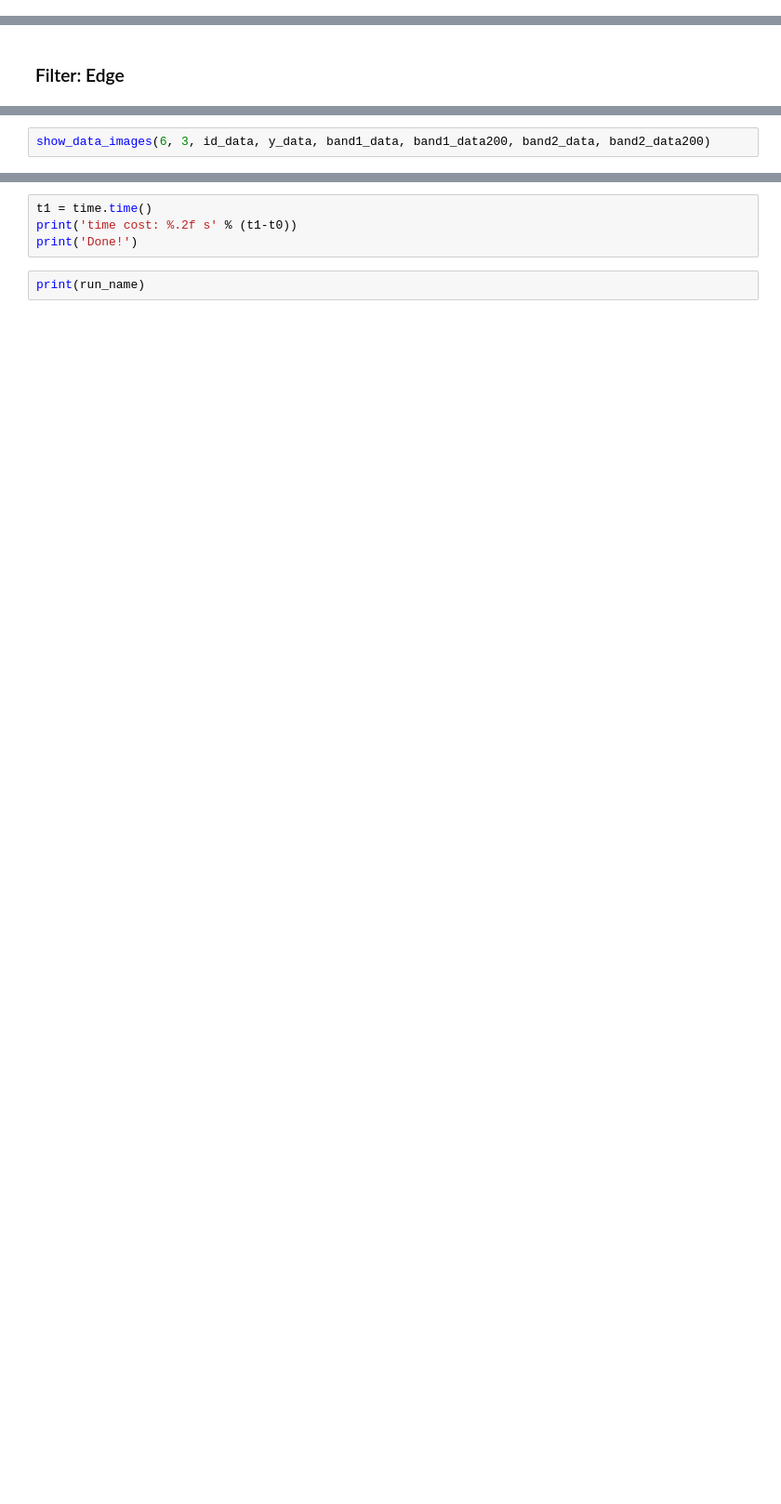
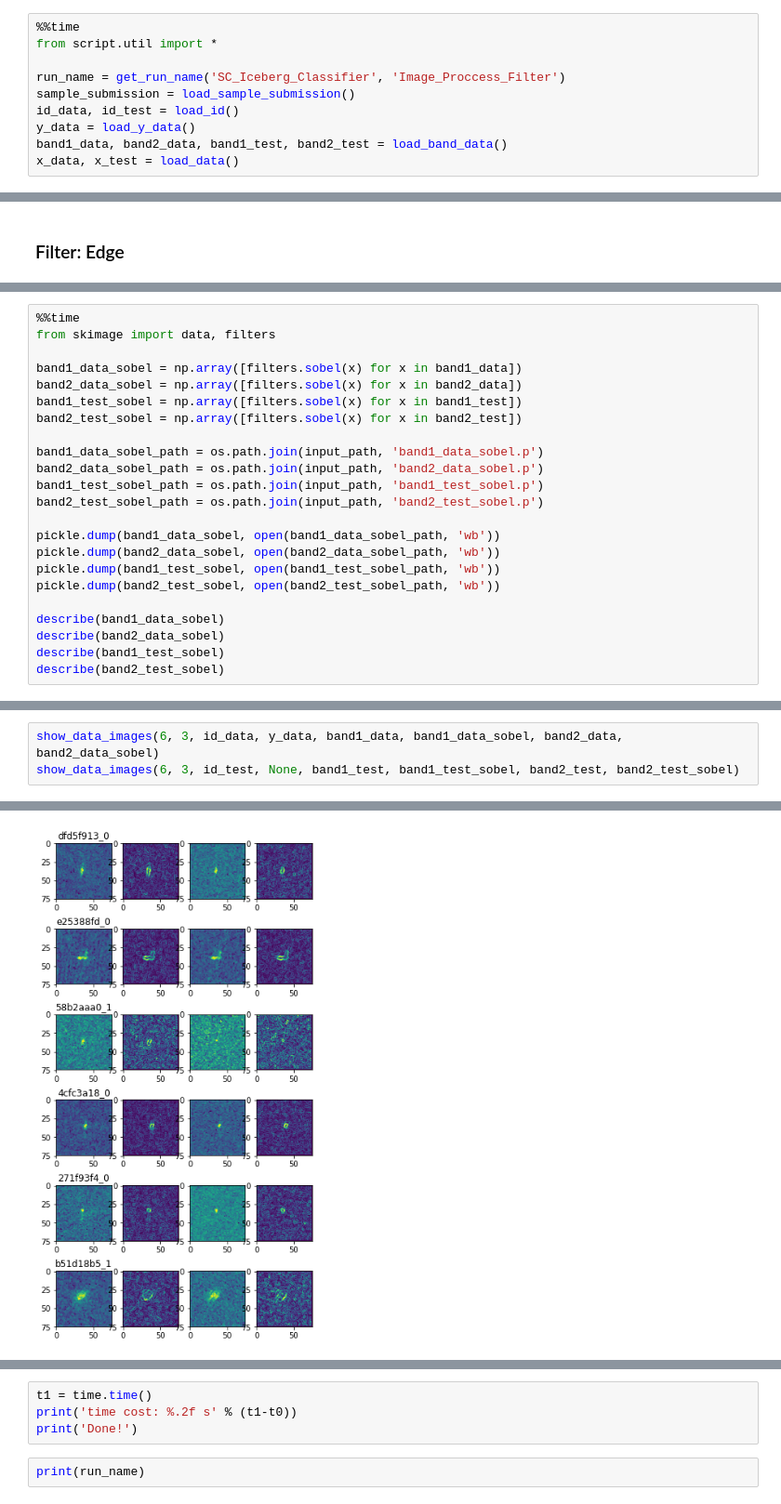
Before and after one commit to StudyExchange/Kaggle, a Jupyter notebook: statoil-iceberg-classifier-challenge/Image_Proccess_Filter.ipynb, the cells around one changed output, grey strips where cells are left out. Shown at 93% size. Drawn from its saved outputs; the diff is of its cells as text; blank space fills up the shorter version.

```diff
--- a/statoil-iceberg-classifier-challenge/Image_Proccess_Filter.ipynb
+++ b/statoil-iceberg-classifier-challenge/Image_Proccess_Filter.ipynb
@@ -115,0 +8,10 @@ describe(band2_test)
+# %%
+%%time
+from script.util import *
+
+run_name = get_run_name('SC_Iceberg_Classifier', 'Image_Proccess_Filter')
+sample_submission = load_sample_submission()
+id_data, id_test = load_id()
+y_data = load_y_data()
+band1_data, band2_data, band1_test, band2_test = load_band_data()
+x_data, x_test = load_data()
@@ -135,0 +41,23 @@ describe(band2_test_gray200)
+# %%
+%%time
+from skimage import data, filters
+
+band1_data_sobel = np.array([filters.sobel(x) for x in band1_data])
+band2_data_sobel = np.array([filters.sobel(x) for x in band2_data])
+band1_test_sobel = np.array([filters.sobel(x) for x in band1_test])
+band2_test_sobel = np.array([filters.sobel(x) for x in band2_test])
+
+band1_data_sobel_path = os.path.join(input_path, 'band1_data_sobel.p')
+band2_data_sobel_path = os.path.join(input_path, 'band2_data_sobel.p')
+band1_test_sobel_path = os.path.join(input_path, 'band1_test_sobel.p')
+band2_test_sobel_path = os.path.join(input_path, 'band2_test_sobel.p')
+
+pickle.dump(band1_data_sobel, open(band1_data_sobel_path, 'wb'))
+pickle.dump(band2_data_sobel, open(band2_data_sobel_path, 'wb'))
+pickle.dump(band1_test_sobel, open(band1_test_sobel_path, 'wb'))
+pickle.dump(band2_test_sobel, open(band2_test_sobel_path, 'wb'))
+
+describe(band1_data_sobel)
+describe(band2_data_sobel)
+describe(band1_test_sobel)
+describe(band2_test_sobel)
@@ -136,2 +71,4 @@ describe(band2_test_gray200)
 # %%
-show_data_images(6, 3, id_data, y_data, band1_data, band1_data200, band2_data, band2_data200)
+show_data_images(6, 3, id_data, y_data, band1_data, band1_data_sobel, band2_data, band2_data_sobel)
+show_data_images(6, 3, id_test, None, band1_test, band1_test_sobel, band2_test, band2_test_sobel)
+# %% [output]
@@ -137,0 +77 @@ show_data_images(6, 3, id_data, y_data, band1_data, band1_data200, band2_data, b
+[figure, added]
```
Also changed, not shown: parts of 24 cells of this notebook, 16 other files.
